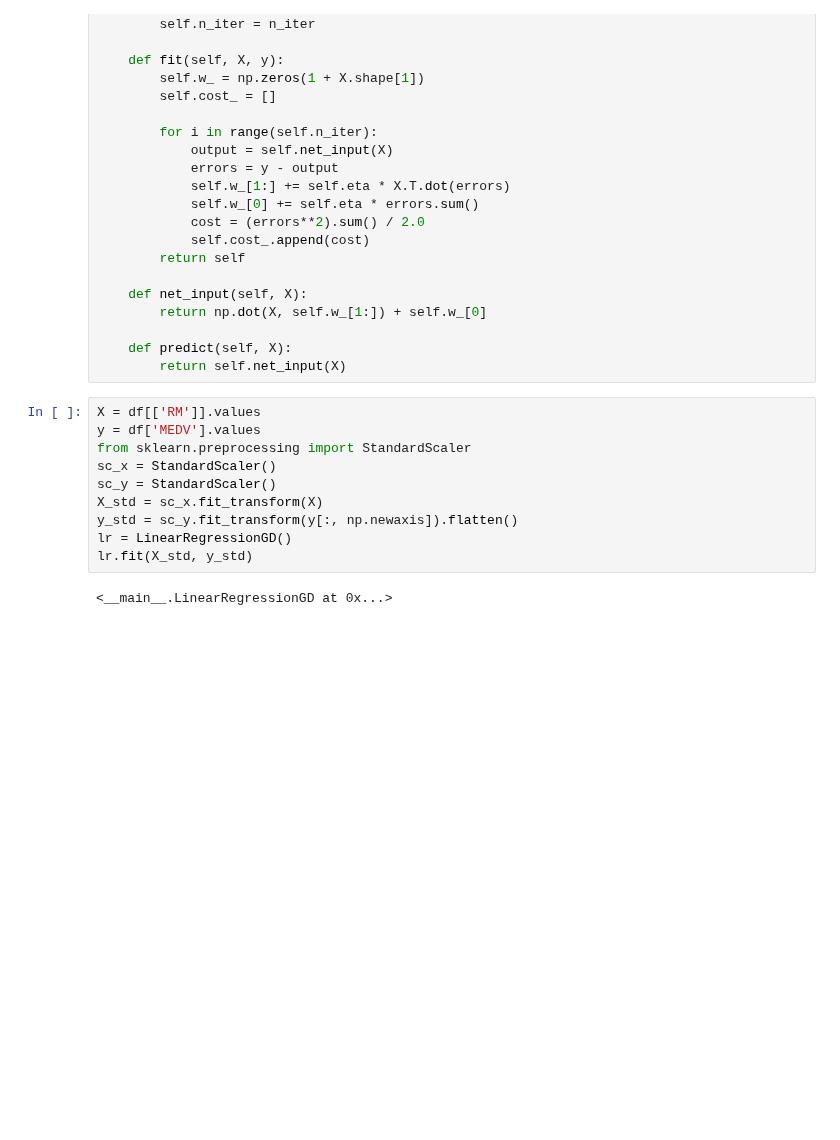
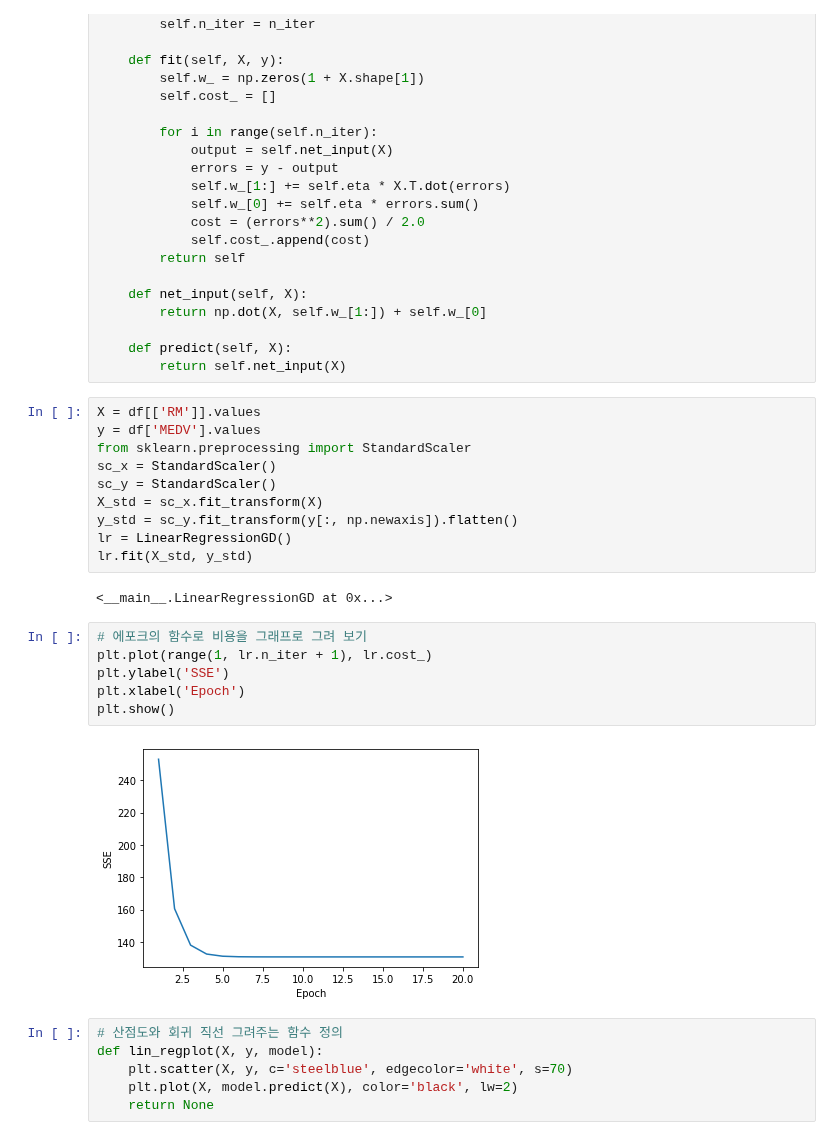
Before and after one commit to sunghyouk/study_room, a Jupyter notebook: python_ML/ex_chapter_10.ipynb, the cells around one changed output. Drawn from its saved outputs; the diff is of its cells as text; blank space fills up the shorter version.

```diff
--- a/python_ML/ex_chapter_10.ipynb
+++ b/python_ML/ex_chapter_10.ipynb
@@ -81,3 +86,17 @@ lr = LinearRegressionGD()
 lr.fit(X_std, y_std)
 # %% [output]
 <__main__.LinearRegressionGD at 0x...>
+# %%
+# 에포크의 함수로 비용을 그래프로 그려 보기
+plt.plot(range(1, lr.n_iter + 1), lr.cost_)
+plt.ylabel('SSE')
+plt.xlabel('Epoch')
+plt.show()
+# %% [output]
+[figure, added]
+# %%
+# 산점도와 회귀 직선 그려주는 함수 정의
+def lin_regplot(X, y, model):
+    plt.scatter(X, y, c='steelblue', edgecolor='white', s=70)
+    plt.plot(X, model.predict(X), color='black', lw=2)
+    return None
```
Also changed, not shown: parts of 3 cells of this notebook.
